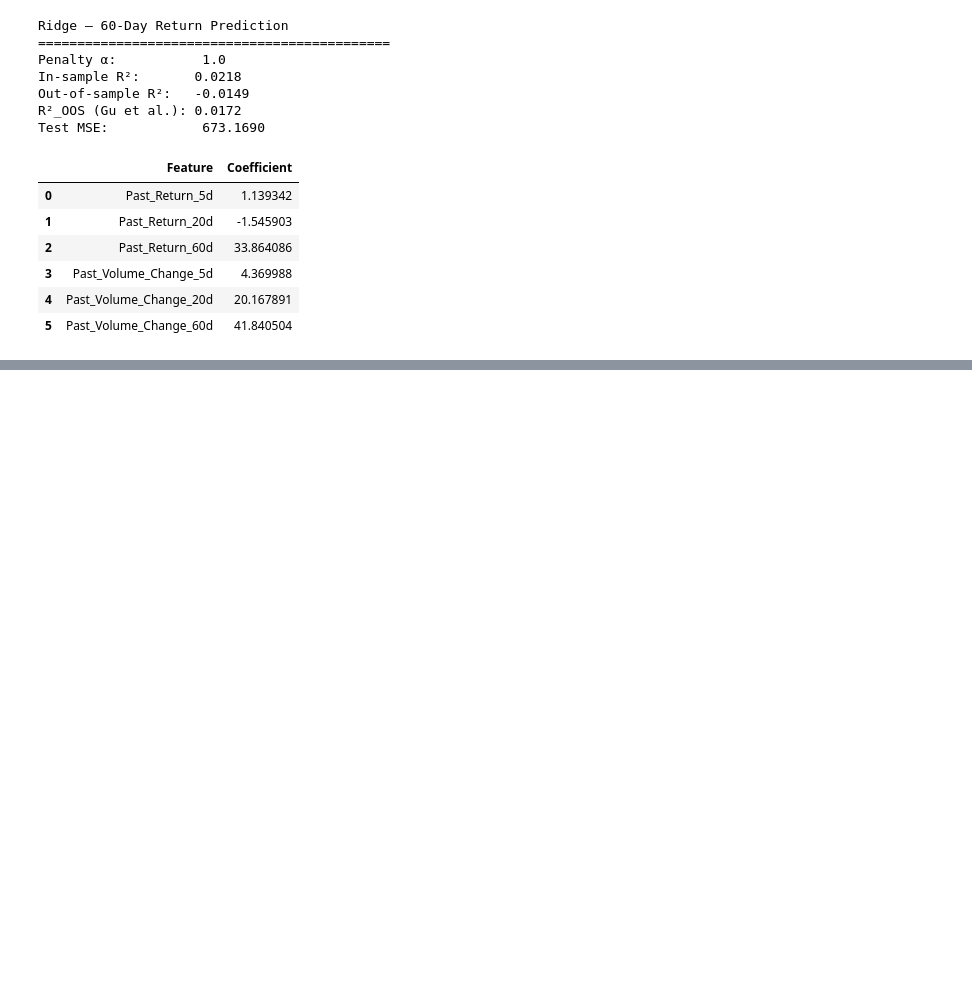
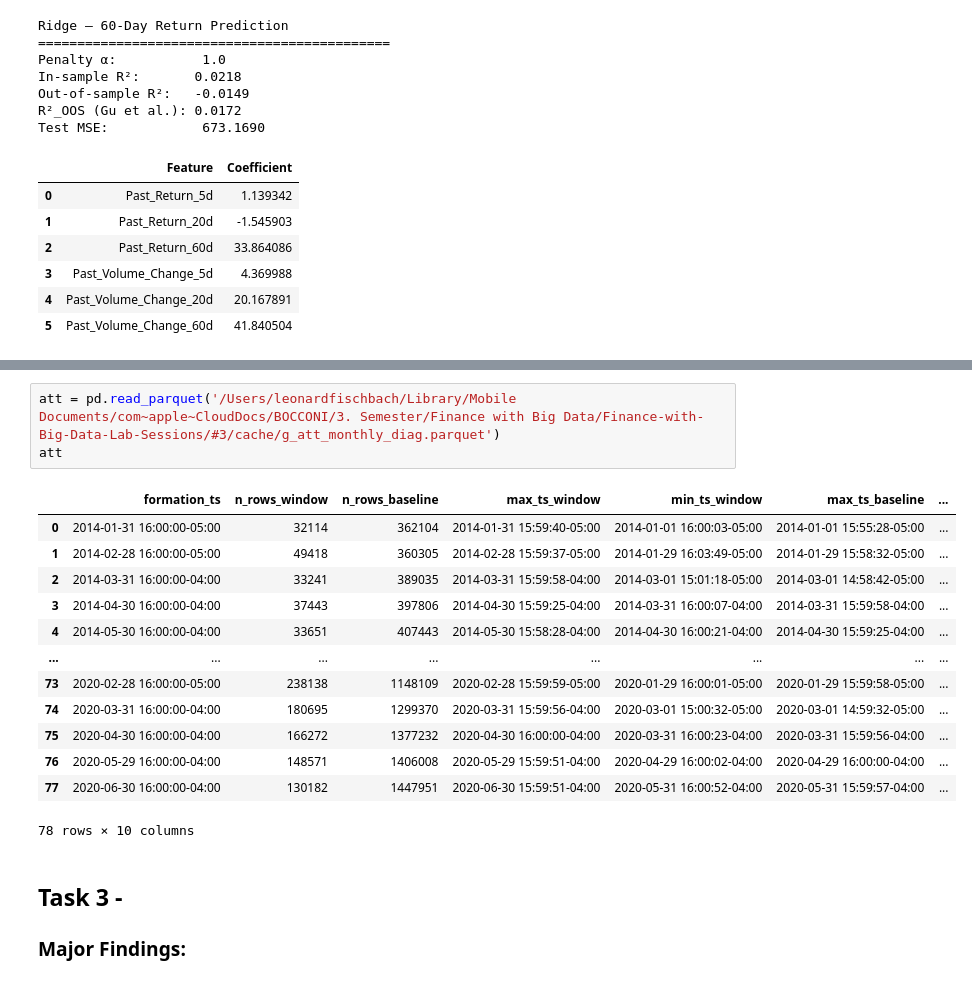
Before and after one commit to henricvsb/Finance-with-Big-Data-Lab-Sessions, a Jupyter notebook: #4/PCLAB#4 - Group 2 - Henricus Bracht Erdem Bayrakcioglu Leonard Fischbach.ipynb, the cells around one changed output, grey strips where cells are left out. Cells and saved outputs as stored; diff of their text form; blank space fills up the shorter version.

```diff
--- a/#4/PCLAB#4 - Group 2 - Henricus Bracht Erdem Bayrakcioglu Leonard Fischbach.ipynb
+++ b/#4/PCLAB#4 - Group 2 - Henricus Bracht Erdem Bayrakcioglu Leonard Fischbach.ipynb
@@ -1134,0 +1251,21 @@ Test MSE:            673.1690
+# %%
+att = pd.read_parquet('/Users/leonardfischbach/Library/Mobile Documents/com~apple~CloudDocs/BOCCONI/3. Semester/Finance with Big Data/Finance-with-Big-Data-Lab-Sessions/#3/cache/g_att_monthly_diag.parquet')
+att
+# %% [output]
+|  | formation_ts | n_rows_window | n_rows_baseline | max_ts_window | min_ts_window | max_ts_baseline | ... |
+| 0 | 2014-01-31 16:00:00-05:00 | 32114 | 362104 | 2014-01-31 15:59:40-05:00 | 2014-01-01 16:00:03-05:00 | 2014-01-01 15:55:28-05:00 | ... |
+| 1 | 2014-02-28 16:00:00-05:00 | 49418 | 360305 | 2014-02-28 15:59:37-05:00 | 2014-01-29 16:03:49-05:00 | 2014-01-29 15:58:32-05:00 | ... |
+| 2 | 2014-03-31 16:00:00-04:00 | 33241 | 389035 | 2014-03-31 15:59:58-04:00 | 2014-03-01 15:01:18-05:00 | 2014-03-01 14:58:42-05:00 | ... |
+| 3 | 2014-04-30 16:00:00-04:00 | 37443 | 397806 | 2014-04-30 15:59:25-04:00 | 2014-03-31 16:00:07-04:00 | 2014-03-31 15:59:58-04:00 | ... |
+| 4 | 2014-05-30 16:00:00-04:00 | 33651 | 407443 | 2014-05-30 15:58:28-04:00 | 2014-04-30 16:00:21-04:00 | 2014-04-30 15:59:25-04:00 | ... |
+| ... | ... | ... | ... | ... | ... | ... | ... |
+| 73 | 2020-02-28 16:00:00-05:00 | 238138 | 1148109 | 2020-02-28 15:59:59-05:00 | 2020-01-29 16:00:01-05:00 | 2020-01-29 15:59:58-05:00 | ... |
+| 74 | 2020-03-31 16:00:00-04:00 | 180695 | 1299370 | 2020-03-31 15:59:56-04:00 | 2020-03-01 15:00:32-05:00 | 2020-03-01 14:59:32-05:00 | ... |
+| 75 | 2020-04-30 16:00:00-04:00 | 166272 | 1377232 | 2020-04-30 16:00:00-04:00 | 2020-03-31 16:00:23-04:00 | 2020-03-31 15:59:56-04:00 | ... |
+| 76 | 2020-05-29 16:00:00-04:00 | 148571 | 1406008 | 2020-05-29 15:59:51-04:00 | 2020-04-29 16:00:02-04:00 | 2020-04-29 16:00:00-04:00 | ... |
+| 77 | 2020-06-30 16:00:00-04:00 | 130182 | 1447951 | 2020-06-30 15:59:51-04:00 | 2020-05-31 16:00:52-04:00 | 2020-05-31 15:59:57-04:00 | ... |
+78 rows × 10 columns
+# %% [markdown]
+## Task 3 -
+
+### Major Findings:
```
Also changed, not shown: parts of 11 cells of this notebook.
